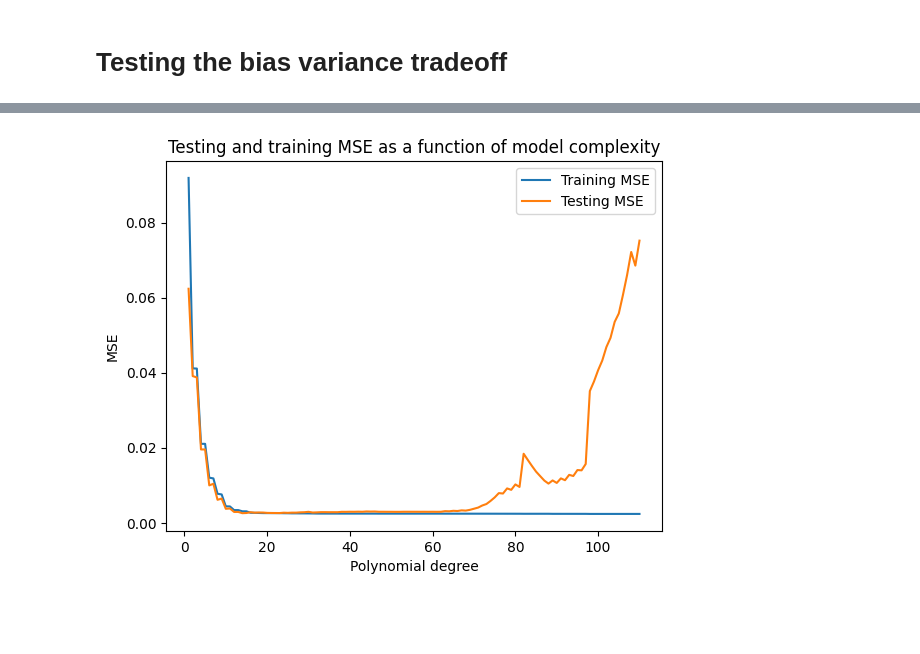
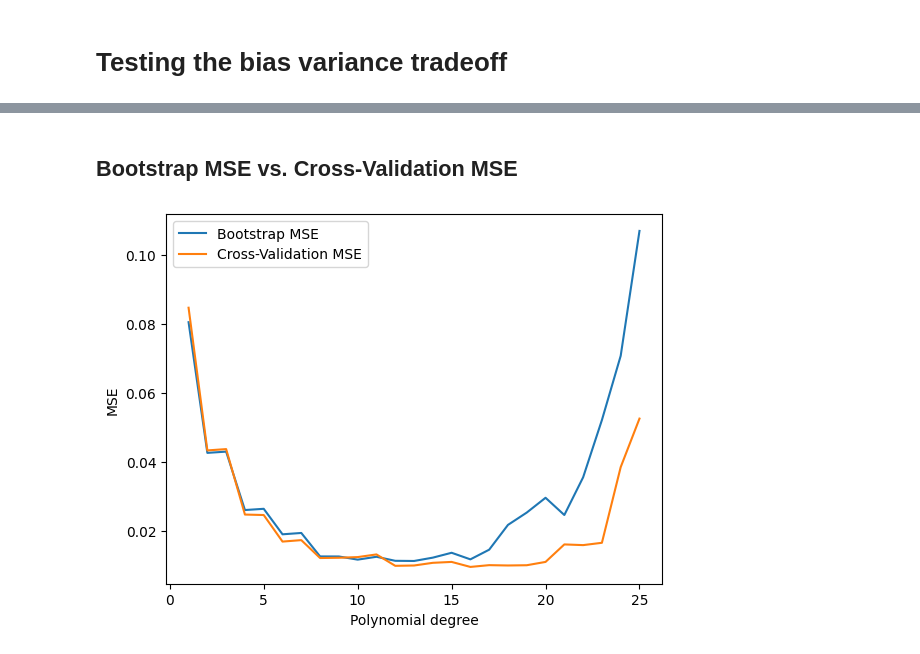
Before and after one commit to HeineEH/FYS-STK3155-4155_Project1, a Jupyter notebook: code/bias_variance.ipynb, the cells around one changed output, grey strips where cells are left out. Saved outputs shown, nothing was run; the diff lists cells and outputs as text; code cells hidden in the pictures; blank space fills up the shorter version.

Commit message:
Added K-fold Cross-validation and refactored BiasVariance class

```diff
--- a/code/bias_variance.ipynb
+++ b/code/bias_variance.ipynb
@@ -46,20 +94,30 @@ y = f(x) + 0.05*np.random.normal(0, 1, n)
+# %% [markdown]
+## Bootstrap MSE vs. Cross-Validation MSE
+# %%
+# Generate data
+np.random.seed(1234)
+n = 300
+
+x = np.random.uniform(-1, 1, n)
+y = f(x) + 0.1*np.random.normal(0, 1, n)
 # %%
-## Figure 2.11 of Hastie et al.
+max_degree = 25
+bias_variance_analyzer = BiasVariance(x,y, max_degree=max_degree)
 
-max_degree = 110
+# Bootstrao
+n_bootstraps = 100
+bootstrap_mse = bias_variance_analyzer.bootstrap(n_bootstraps)[0]
 
-bias_variance_analyzer = BiasVariance(x,y, max_degree=max_degree,n_boostraps = 1)
-mse_train = bias_variance_analyzer.no_bootstrap(test_data = False)
+# K-fold Cross-validation
+k = 10
+cross_validation_mse = bias_variance_analyzer.k_fold_cross_validation(k)
 
-bias_variance_analyzer = BiasVariance(x,y, max_degree=max_degree,n_boostraps = 1)
-mse_test = bias_variance_analyzer.no_bootstrap(test_data = True)
 
-plt.plot(range(1,max_degree+1), mse_train,label="Training MSE")
-plt.plot(range(1,max_degree+1), mse_test,label="Testing MSE")
+plt.plot(range(1,max_degree+1), bootstrap_mse, label="Bootstrap MSE")
+plt.plot(range(1,max_degree+1), cross_validation_mse, label="Cross-Validation MSE")
 plt.xlabel("Polynomial degree")
 plt.ylabel("MSE")
 plt.legend()
-plt.title("Testing and training MSE as a function of model complexity")
 plt.show()
 # %% [output]
-[figure, old version]
+[figure, new version]
```
Also changed, not shown: parts of 12 cells of this notebook, 1 other file.
